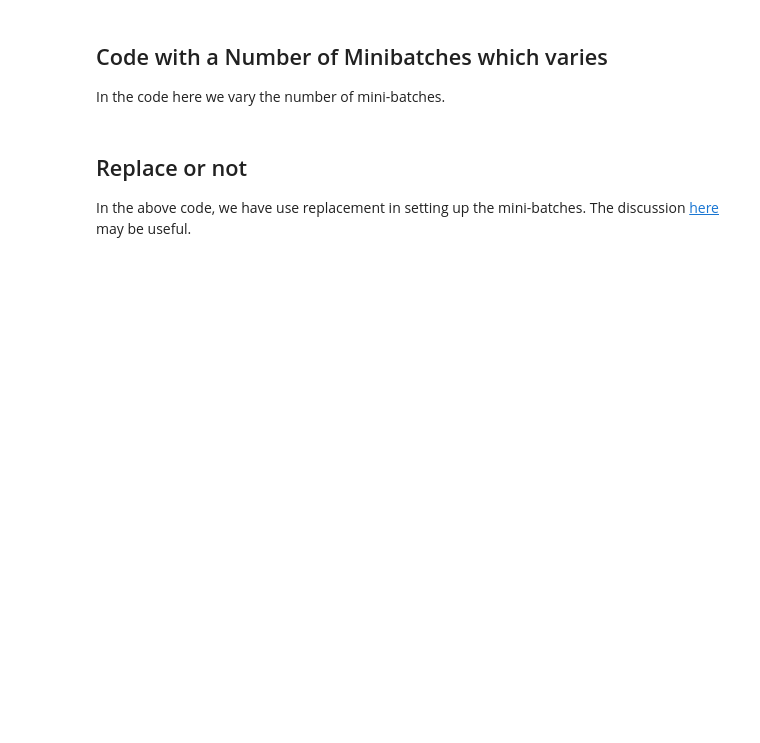
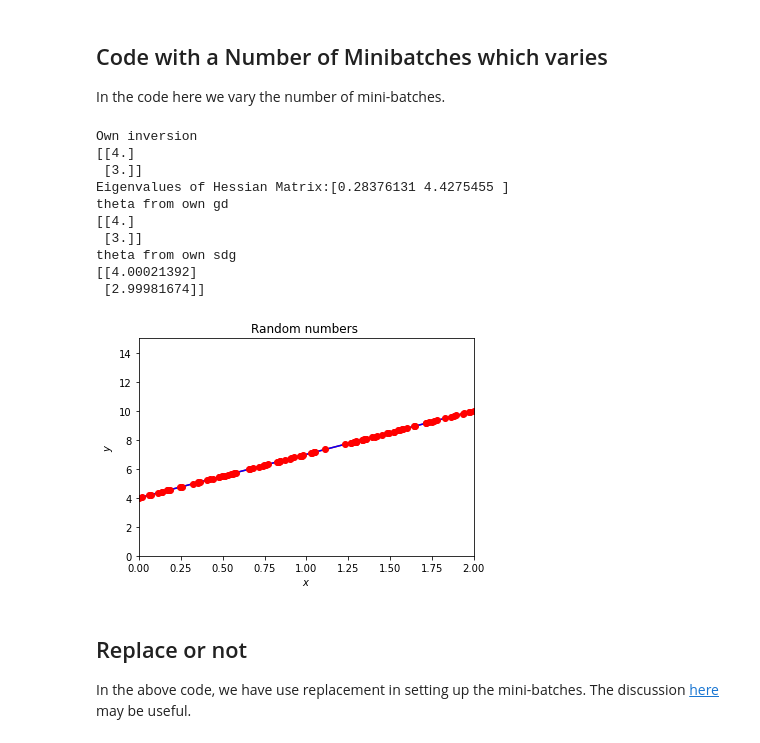
Before and after one commit to CompPhysics/MLErasmus, a Jupyter notebook: doc/pub/day5/ipynb/day5.ipynb, the cells around one changed output. Drawn from its saved outputs; the diff is of its cells as text; code cells hidden in the pictures; blank space fills up the shorter version.

```diff
--- a/doc/pub/day5/ipynb/day5.ipynb
+++ b/doc/pub/day5/ipynb/day5.ipynb
@@ -1849,7 +1900,7 @@ import matplotlib.pyplot as plt
 
 n = 100
 x = 2*np.random.rand(n,1)
-y = 4+3*x+np.random.randn(n,1)
+y = 4+3*x#+np.random.randn(n,1)
 
 X = np.c_[np.ones((n,1)), x]
 XT_X = X.T @ X
@@ -1880,33 +1931,45 @@ ypredict2 = Xnew.dot(theta_linreg)
 n_epochs = 50
 M = 5   #size of each minibatch
 m = int(n/M) #number of minibatches
 t0, t1 = 5, 50
 
 def learning_schedule(t):
     return t0/(t+t1)
 
 theta = np.random.randn(2,1)
 
 for epoch in range(n_epochs):
 # Can you figure out a better way of setting up the contributions to each batch?
     for i in range(m):
         random_index = M*np.random.randint(m)
         xi = X[random_index:random_index+M]
         yi = y[random_index:random_index+M]
         gradients = (2.0/M)* xi.T @ ((xi @ theta)-yi)
         eta = learning_schedule(epoch*m+i)
         theta = theta - eta*gradients
 print("theta from own sdg")
 print(theta)
 
 plt.plot(xnew, ypredict, "r-")
 plt.plot(xnew, ypredict2, "b-")
 plt.plot(x, y ,'ro')
 plt.axis([0,2.0,0, 15.0])
 plt.xlabel(r'$x$')
 plt.ylabel(r'$y$')
 plt.title(r'Random numbers ')
 plt.show()
+# %% [output]
+Own inversion
+[[4.]
+ [3.]]
+Eigenvalues of Hessian Matrix:[0.28376131 4.4275455 ]
+theta from own gd
+[[4.]
+ [3.]]
+theta from own sdg
+[[4.00021392]
+ [2.99981674]]
+[figure, added]
 # %% [markdown]
 ## Replace or not
 
```
Also changed, not shown: parts of 4 cells of this notebook.
